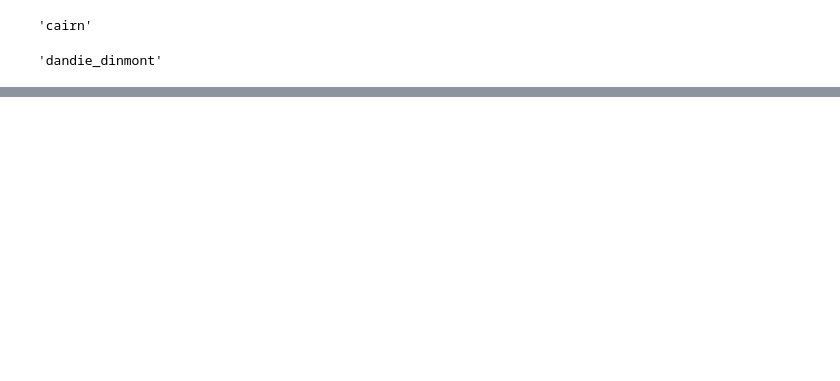
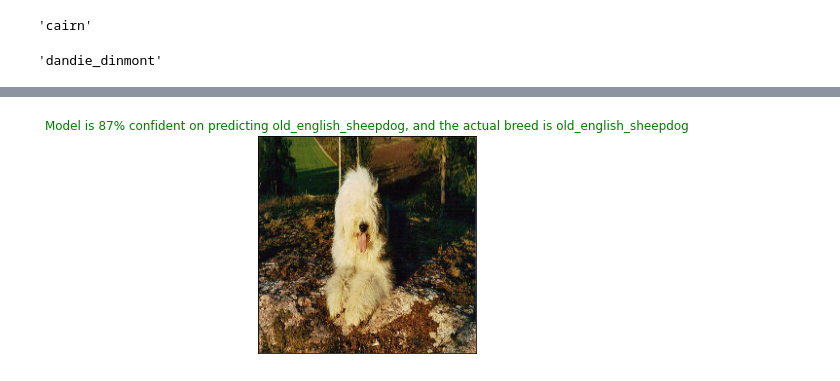
Before and after one commit to SaketMunda/dog-breed-prediction, a Jupyter notebook: dog_vision.ipynb, the cells around one changed output, grey strips where cells are left out. Drawn from its saved outputs; the diff is of its cells as text; code cells hidden in the pictures; blank space fills up the shorter version.

```diff
--- a/dog_vision.ipynb
+++ b/dog_vision.ipynb
@@ -855,0 +902,7 @@ get_pred_label(predictions[0])
+# %%
+plot_pred(prediction_probabilities=predictions,
+          labels=val_labels,
+          images=val_images,
+          n = 7)
+# %% [output]
+[figure, added]
```
Also changed, not shown: parts of 23 cells of this notebook.
